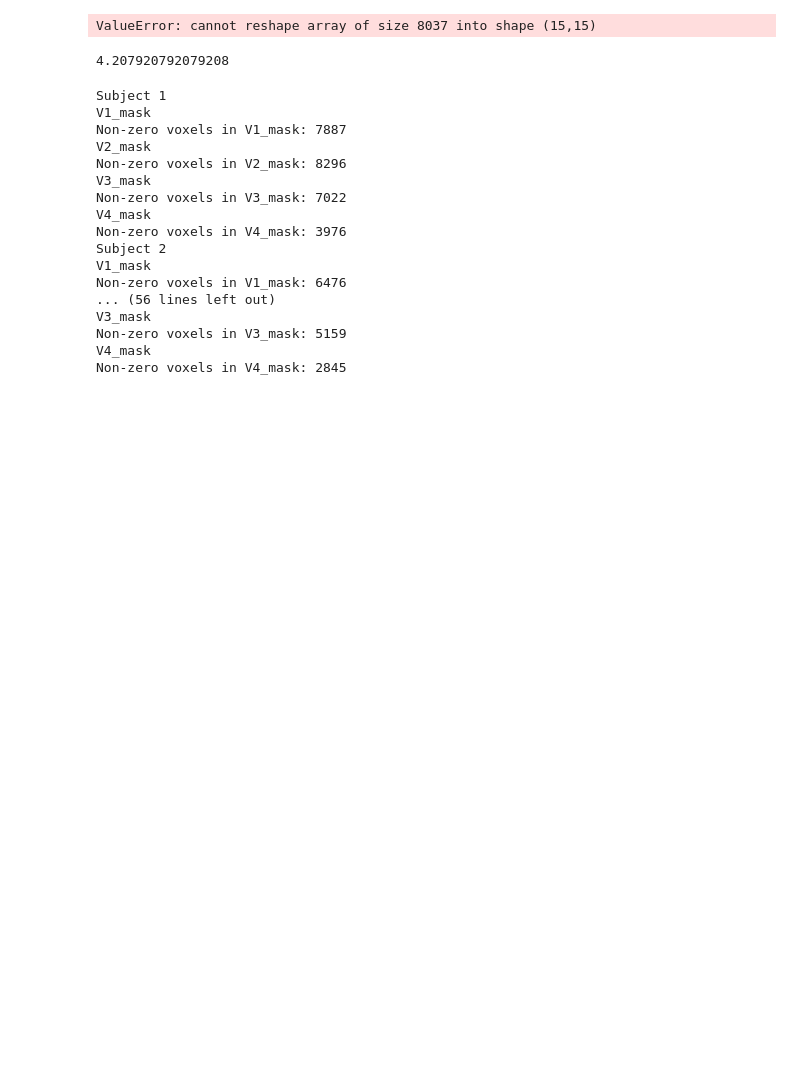
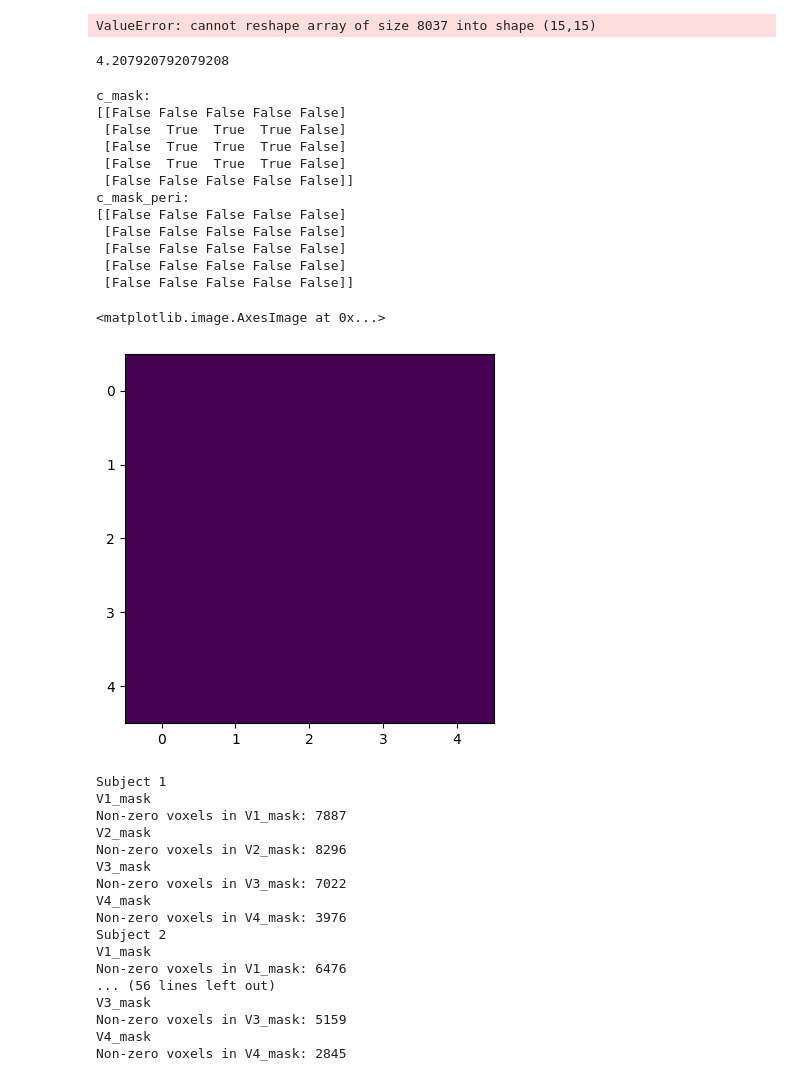
Before and after one commit to WiegerScheurer/spatpred, a Jupyter notebook: notebooks/viscontrast.ipynb, the cells around one changed output. Drawn from its saved outputs; the diff is of its cells as text; code cells hidden in the pictures; blank space fills up the shorter version.

```diff
--- a/notebooks/viscontrast.ipynb
+++ b/notebooks/viscontrast.ipynb
@@ -164,15 +164,64 @@ ValueError: cannot reshape array of size 8037 into shape (15,15)
 # %%
 import numpy as np
 import h5py
+
+# def get_crop_masks(fov, mask):
+#     _start_x = mask.sum(axis=1).argmax()
+#     _start_y = mask.sum(axis=0).argmax()
+#     c_mask = np.zeros(mask.shape, dtype=np.bool8)
+#     c_mask[_start_x:_start_x+fov.shape[0], _start_y:_start_y+fov.shape[1]] = fov * mask[mask].reshape(fov.shape)
+#     c_mask_peri = np.zeros(mask.shape, dtype=np.bool8)
+#     c_mask_peri[_start_x:_start_x+fov.shape[0], _start_y:_start_y+fov.shape[1]] = (~fov) * mask[mask].reshape(fov.shape)
+#     return c_mask, c_mask_peri
 
 def get_crop_masks(fov, mask):
     _start_x = mask.sum(axis=1).argmax()
     _start_y = mask.sum(axis=0).argmax()
     c_mask = np.zeros(mask.shape, dtype=np.bool8)
-    c_mask[_start_x:_start_x+fov.shape[0], _start_y:_start_y+fov.shape[1]] = fov * mask[mask].reshape(fov.shape)
+    c_mask[_start_x:_start_x+mask.sum(axis=0).max(), _start_y:_start_y+mask.sum(axis=1).max()] = (fov * mask)[_start_x:_start_x+mask.sum(axis=0).max(), _start_y:_start_y+mask.sum(axis=1).max()]
     c_mask_peri = np.zeros(mask.shape, dtype=np.bool8)
-    c_mask_peri[_start_x:_start_x+fov.shape[0], _start_y:_start_y+fov.shape[1]] = (~fov) * mask[mask].reshape(fov.shape)
+    c_mask_peri[_start_x:_start_x+mask.sum(axis=0).max(), _start_y:_start_y+mask.sum(axis=1).max()] = ((~fov.astype(bool)) * mask)[_start_x:_start_x+mask.sum(axis=0).max(), _start_y:_start_y+mask.sum(axis=1).max()]
     return c_mask, c_mask_peri
+# %%
+# Create a 5x5 array for fov
+fov = np.array([
+    [1, 2, 3, 4, 5],
+    [6, 7, 8, 9, 10],
+    [11, 12, 13, 14, 15],
+    [16, 17, 18, 19, 20],
+    [21, 22, 23, 24, 25]
+])
+
+# Create a mask of the same size that selects a 3x3 region in the center
+mask = np.zeros((5, 5), dtype=bool)
+mask[1:4, 1:4] = True
+
+# Call the function with the simulated data
+c_mask, c_mask_peri = get_crop_masks(fov, mask)
+
+print("c_mask:")
+print(c_mask)
+
+plt.imshow(c_mask)
+
+print("c_mask_peri:")
+print(c_mask_peri)
+plt.imshow(c_mask_peri)
+# %% [output]
+c_mask:
+[[False False False False False]
+ [False  True  True  True False]
+ [False  True  True  True False]
+ [False  True  True  True False]
+ [False False False False False]]
+c_mask_peri:
+[[False False False False False]
+ [False False False False False]
+ [False False False False False]
+ [False False False False False]
+ [False False False False False]]
+<matplotlib.image.AxesImage at 0x...>
+[figure, added]
 # %%
 n_subjects = len(os.listdir('/home/rfpred/data/natural-scenes-dataset/nsddata/ppdata'))
 vismask_dict = make_visrois_dict(vox_count = 'y', bin_check = 'n', n_subjects=n_subjects)
```
Also changed, not shown: 2 other files.
